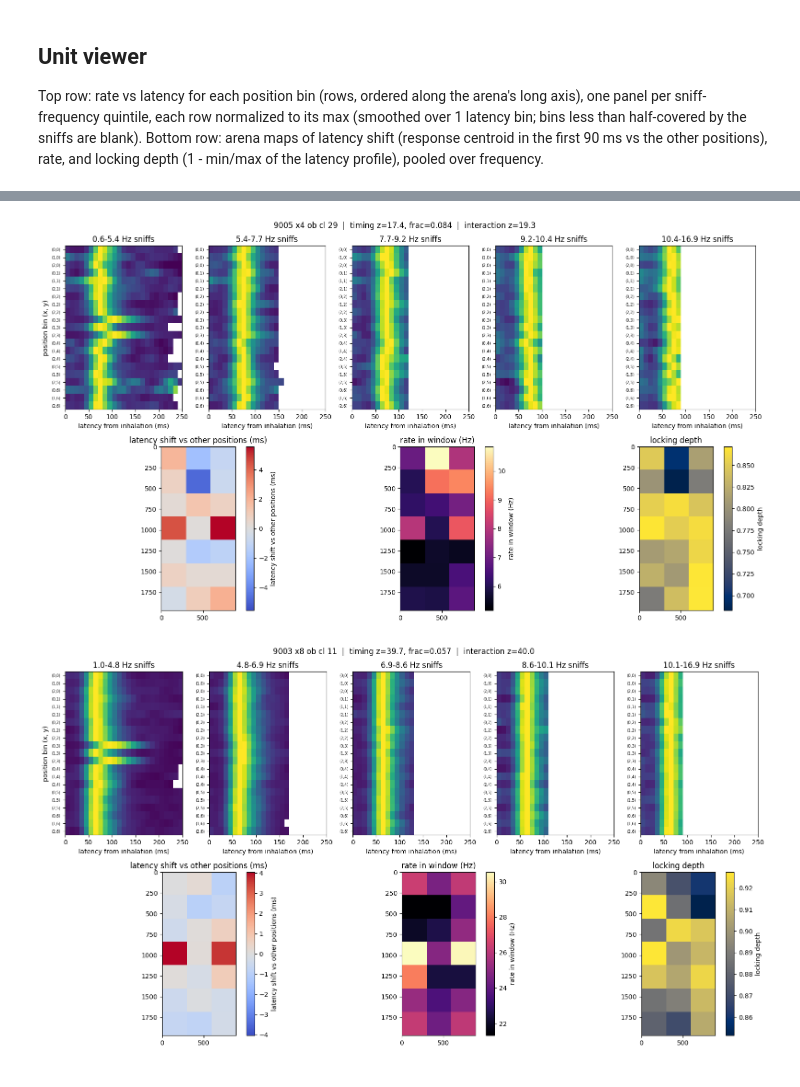
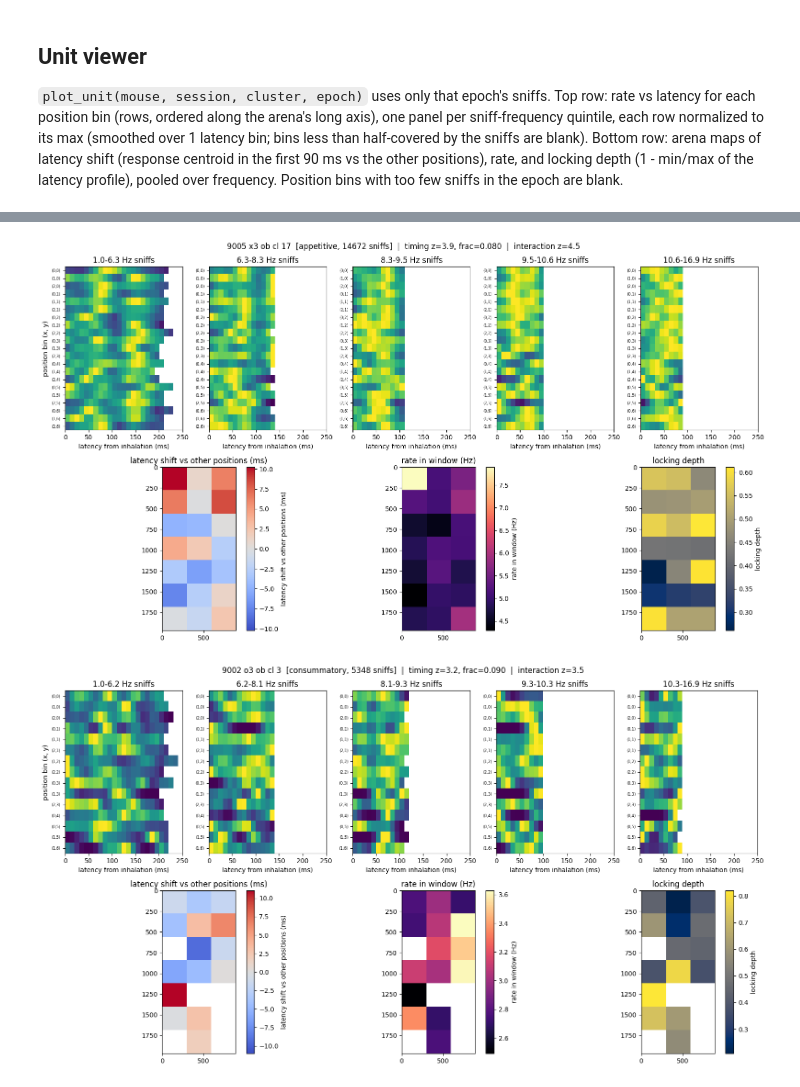
Before and after one commit to nghess/cbm-sniff, a Jupyter notebook: position_locking.ipynb, the cells around one changed output, grey strips where cells are left out. Cells and saved outputs as stored; diff of their text form; code cells hidden in the pictures.

```diff
--- a/position_locking.ipynb
+++ b/position_locking.ipynb
@@ -122,15 +201,17 @@ display(top_timing[cols].head(25))
 # %% [markdown]
 ## Unit viewer
 
-Top row: rate vs latency for each position bin (rows, ordered along the arena's long axis), one panel per sniff-frequency
-quintile, each row normalized to its max (smoothed over 1 latency bin; bins less than half-covered by the sniffs are blank). Bottom row: arena maps of latency shift (response centroid in the first 90 ms vs the other positions), rate, and locking depth
-(1 - min/max of the latency profile), pooled over frequency.
+`plot_unit(mouse, session, cluster, epoch)` uses only that epoch's sniffs. Top row: rate vs latency for each position bin
+(rows, ordered along the arena's long axis), one panel per sniff-frequency quintile, each row normalized to its max
+(smoothed over 1 latency bin; bins less than half-covered by the sniffs are blank). Bottom row: arena maps of latency
+shift (response centroid in the first 90 ms vs the other positions), rate, and locking depth (1 - min/max of the
+latency profile), pooled over frequency. Position bins with too few sniffs in the epoch are blank.
 # %%
-def plot_unit(mouse, session, cluster, region='ob'):
+def plot_unit(mouse, session, cluster, epoch, region='ob'):
     mouse = str(mouse)
     units, spike_times, clusters = pl.load_units(mouse, session, region)
     last = (int(spike_times[-1]) + 15) // 30
-    sess = pl.Session(mouse, session, last_ms=last, n_shuffle=0)
+    sess = pl.Session(mouse, session, last_ms=last, n_shuffle=0, epoch=epoch)
     spikes = spike_times[clusters == cluster].astype(float) / 30
     C, O = sess.counts(*sess.unit(spikes)).astype(float), sess.O
     Cs, Os = gaussian_filter1d(C, 1, axis=-1), gaussian_filter1d(O, 1, axis=-1)
@@ -146,8 +227,9 @@ def plot_unit(mouse, session, cluster, region='ob'):
     for f in range(pl.N_FREQ):
         ax = fig.add_subplot(gs[0, 3 * f:3 * f + 3])
         r = rate[f][order]
-        ax.imshow(r / np.nanmax(r, 1, keepdims=True), aspect='auto', cmap='viridis', vmin=0, vmax=1,
-                  extent=[0, pl.WINDOW_MS, len(order), 0], interpolation='nearest')
+        with np.errstate(divide='ignore', invalid='ignore'):
+            ax.imshow(r / np.nanmax(r, 1, keepdims=True), aspect='auto', cmap='viridis', vmin=0, vmax=1,
+                      extent=[0, pl.WINDOW_MS, len(order), 0], interpolation='nearest')
         ax.set_yticks(np.arange(len(order)) + 0.5, [f'({ix[o]},{iy[o]})' for o in order], fontsize=6)
         lo, hi = sess.freq_edges[f], sess.freq_edges[f + 1]
         ax.set_title(f'{lo:.1f}-{hi:.1f} Hz sniffs')
@@ -158,28 +240,32 @@ def plot_unit(mouse, session, cluster, region='ob'):
     mean_rate, depth = peak.copy(), peak.copy()
     # latency centroid of the above-baseline response in the first 90 ms (covered at every sniff rate), relative to
     # the mean over positions within each frequency stratum, then averaged over strata weighted by spikes
-    above = np.where(lat < 90, rate - np.nanmin(rate, -1, keepdims=True), np.nan)
-    centroid = np.nansum(above * lat, -1) / np.nansum(above, -1)  # (F, P)
-    shift = centroid - np.nanmean(centroid, 1, keepdims=True)
-    w = C.sum(-1)
-    peak[ix, iy] = np.nansum(shift * w, 0) / w.sum(0)
-    mean_rate[ix, iy] = 1e3 * C.sum((0, 2)) / O.sum((0, 2))
-    depth[ix, iy] = 1 - np.nanmin(rate_p, 1) / np.nanmax(rate_p, 1)
+    with np.errstate(divide='ignore', invalid='ignore'):
+        above = np.where(lat < 90, rate - np.nanmin(rate, -1, keepdims=True), np.nan)
+        centroid = np.nansum(above * lat, -1) / np.nansum(above, -1)  # (F, P)
+        shift = centroid - np.nanmean(centroid, 1, keepdims=True)
+        w = np.where(np.isnan(shift), 0, C.sum(-1))
+        peak[ix, iy] = np.nansum(shift * w, 0) / w.sum(0)
+        mean_rate[ix, iy] = 1e3 * C.sum((0, 2)) / O.sum((0, 2))
+        depth[ix, iy] = 1 - np.nanmin(rate_p, 1) / np.nanmax(rate_p, 1)
     lim = np.nanmax(np.abs(peak))
     for i, (m, title, cmap) in enumerate([(peak, 'latency shift vs other positions (ms)', 'coolwarm'),
                                           (mean_rate, 'rate in window (Hz)', 'magma'),
                                           (depth, 'locking depth', 'cividis')]):
         ax = fig.add_subplot(gs[1, i * pl.N_FREQ:(i + 1) * pl.N_FREQ])
-        im = ax.imshow(m.T, cmap=cmap, **(dict(vmin=-lim, vmax=lim) if i == 0 else {}), extent=[*pl.ARENA_X_RANGE_PX, pl.ARENA_Y_RANGE_PX[1], pl.ARENA_Y_RANGE_PX[0]])
+        im = ax.imshow(m.T, cmap=cmap, **(dict(vmin=-lim, vmax=lim) if i == 0 else {}),
+                       extent=[*pl.ARENA_X_RANGE_PX, pl.ARENA_Y_RANGE_PX[1], pl.ARENA_Y_RANGE_PX[0]])
         fig.colorbar(im, ax=ax, label=title)
         ax.set_title(title)
-    row = df[(df['mouse'] == mouse) & (df['session'] == session) & (df['cluster'] == cluster)]
+    d = dfs[epoch]
+    row = d[(d['mouse'] == mouse) & (d['session'] == session) & (d['cluster'] == cluster)]
     stats = '' if row.empty else (f"  |  timing z={row['timing_z'].iat[0]:.1f}, frac={row['timing_frac'].iat[0]:.3f}"
                                   f"  |  interaction z={row['interaction_z'].iat[0]:.1f}")
-    fig.suptitle(f'{mouse} {session} {region} cl {cluster}{stats}')
+    fig.suptitle(f'{mouse} {session} {region} cl {cluster}  [{epoch}, {sess.locs.size} sniffs]{stats}')
     plt.tight_layout()
     plt.show()
 # %%
-for _, u in top_timing.head(3).iterrows():
-    plot_unit(u['mouse'], u['session'], u['cluster'])
+for epoch in EPOCHS:
+    for _, u in top[epoch].head(2).iterrows():
+        plot_unit(u['mouse'], u['session'], u['cluster'], epoch)
 # %% [output]
@@ -187,2 +273,2 @@ for _, u in top_timing.head(3).iterrows():
-[figure, old version]
+[figure, new version]
-[figure, old version]
+[figure, new version]
```
Also changed, not shown: parts of 14 cells of this notebook, 14 other files.
